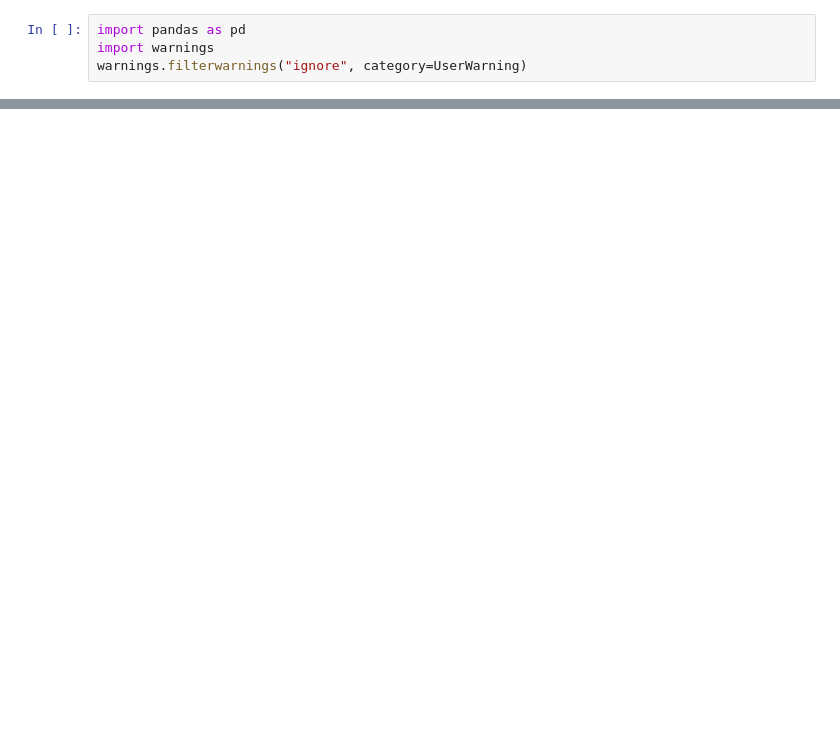
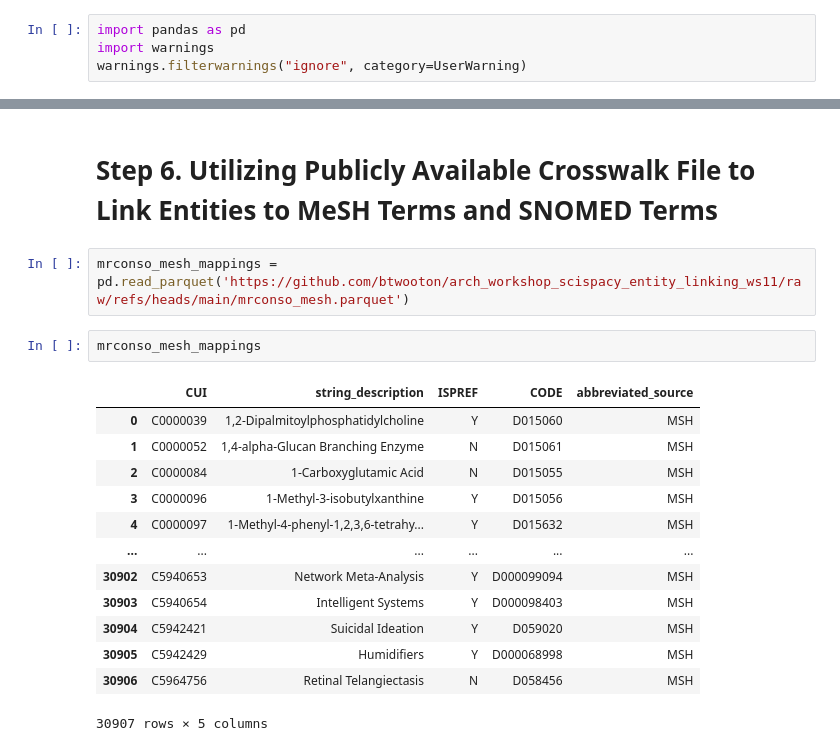
Before and after one commit to expmed/arch_workshop_scispacy_entity_linking_ws11, a Jupyter notebook: workshop_notebook.ipynb, the cells around one changed output, grey strips where cells are left out. Saved outputs shown, nothing was run; the diff lists cells and outputs as text; blank space fills up the shorter version.

```diff
--- a/workshop_notebook.ipynb
+++ b/workshop_notebook.ipynb
@@ -23,0 +201,20 @@ df
+# %% [markdown]
+# Step 6. Utilizing Publicly Available Crosswalk File to Link Entities to MeSH Terms and SNOMED Terms
+# %%
+mrconso_mesh_mappings = pd.read_parquet('https://github.com/btwooton/arch_workshop_scispacy_entity_linking_ws11/raw/refs/heads/main/mrconso_mesh.parquet')
+# %%
+mrconso_mesh_mappings
+# %% [output]
+|  | CUI | string_description | ISPREF | CODE | abbreviated_source |
+| 0 | C0000039 | 1,2-Dipalmitoylphosphatidylcholine | Y | D015060 | MSH |
+| 1 | C0000052 | 1,4-alpha-Glucan Branching Enzyme | N | D015061 | MSH |
+| 2 | C0000084 | 1-Carboxyglutamic Acid | N | D015055 | MSH |
+| 3 | C0000096 | 1-Methyl-3-isobutylxanthine | Y | D015056 | MSH |
+| 4 | C0000097 | 1-Methyl-4-phenyl-1,2,3,6-tetrahy... | Y | D015632 | MSH |
+| ... | ... | ... | ... | ... | ... |
+| 30902 | C5940653 | Network Meta-Analysis | Y | D000099094 | MSH |
+| 30903 | C5940654 | Intelligent Systems | Y | D000098403 | MSH |
+| 30904 | C5942421 | Suicidal Ideation | Y | D059020 | MSH |
+| 30905 | C5942429 | Humidifiers | Y | D000068998 | MSH |
+| 30906 | C5964756 | Retinal Telangiectasis | N | D058456 | MSH |
+30907 rows × 5 columns
```
Also changed, not shown: parts of 29 cells of this notebook.
